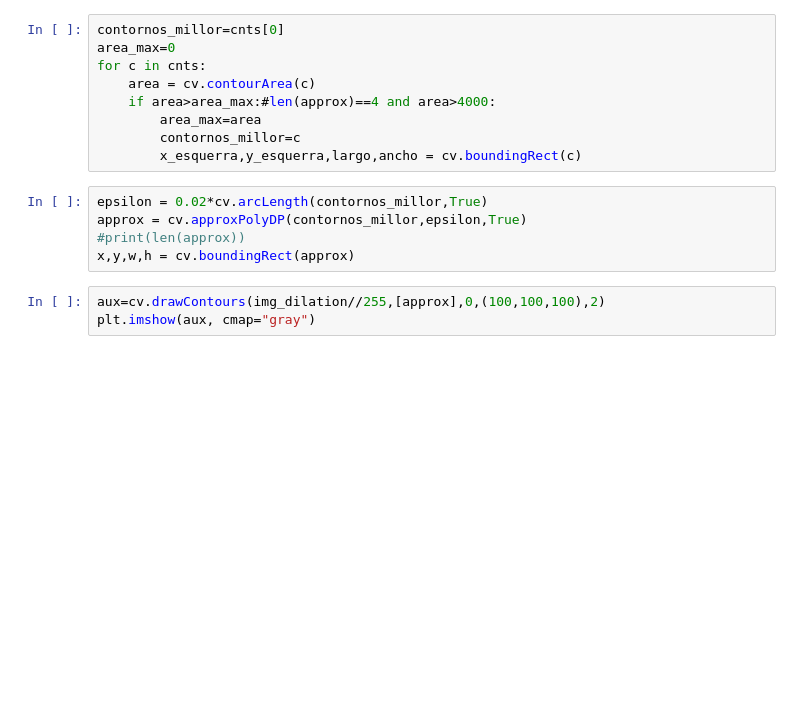
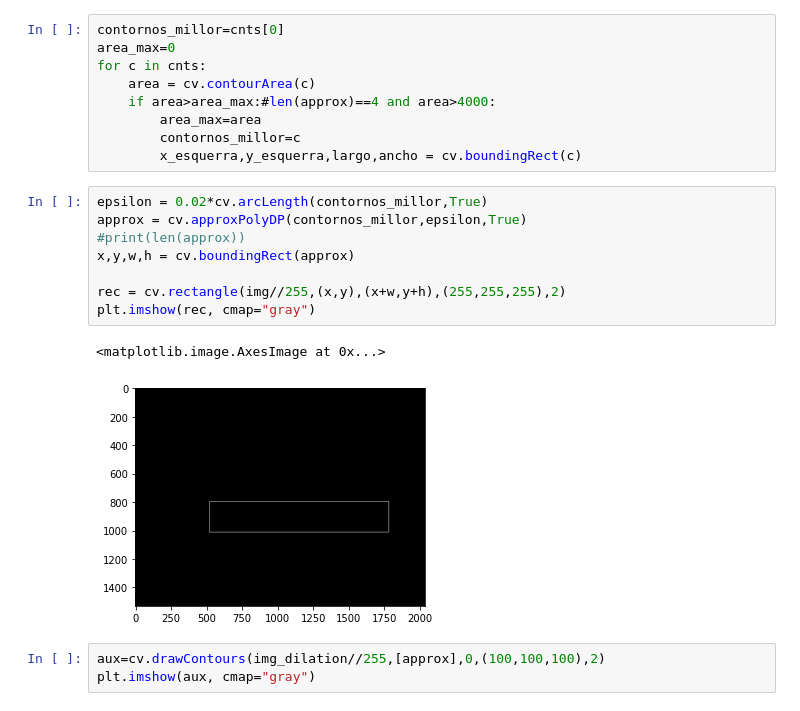
Before and after one commit to danielpaulisch/psiv2_matricules, a Jupyter notebook: dilate_contorns.ipynb, the cells around one changed output. Drawn from its saved outputs; the diff is of its cells as text; blank space fills up the shorter version.

```diff
--- a/dilate_contorns.ipynb
+++ b/dilate_contorns.ipynb
@@ -61,8 +61,14 @@ for c in cnts:
 # %%
 epsilon = 0.02*cv.arcLength(contornos_millor,True)
 approx = cv.approxPolyDP(contornos_millor,epsilon,True)
 #print(len(approx))
 x,y,w,h = cv.boundingRect(approx)
+
+rec = cv.rectangle(img//255,(x,y),(x+w,y+h),(255,255,255),2)
+plt.imshow(rec, cmap="gray")
+# %% [output]
+<matplotlib.image.AxesImage at 0x...>
+[figure, added]
 # %%
 aux=cv.drawContours(img_dilation//255,[approx],0,(100,100,100),2)
 plt.imshow(aux, cmap="gray")
```
Also changed, not shown: parts of 4 cells of this notebook.
